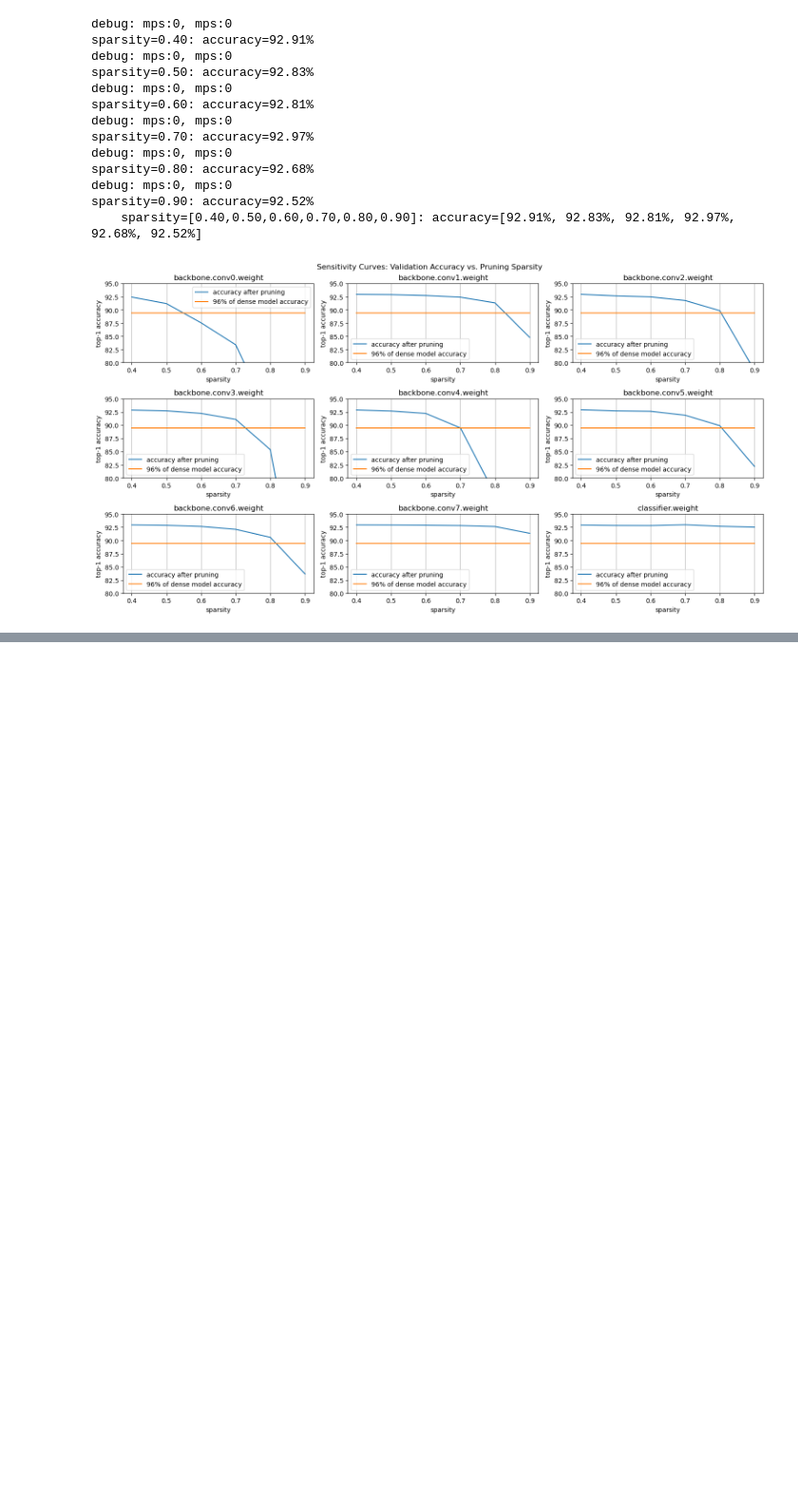
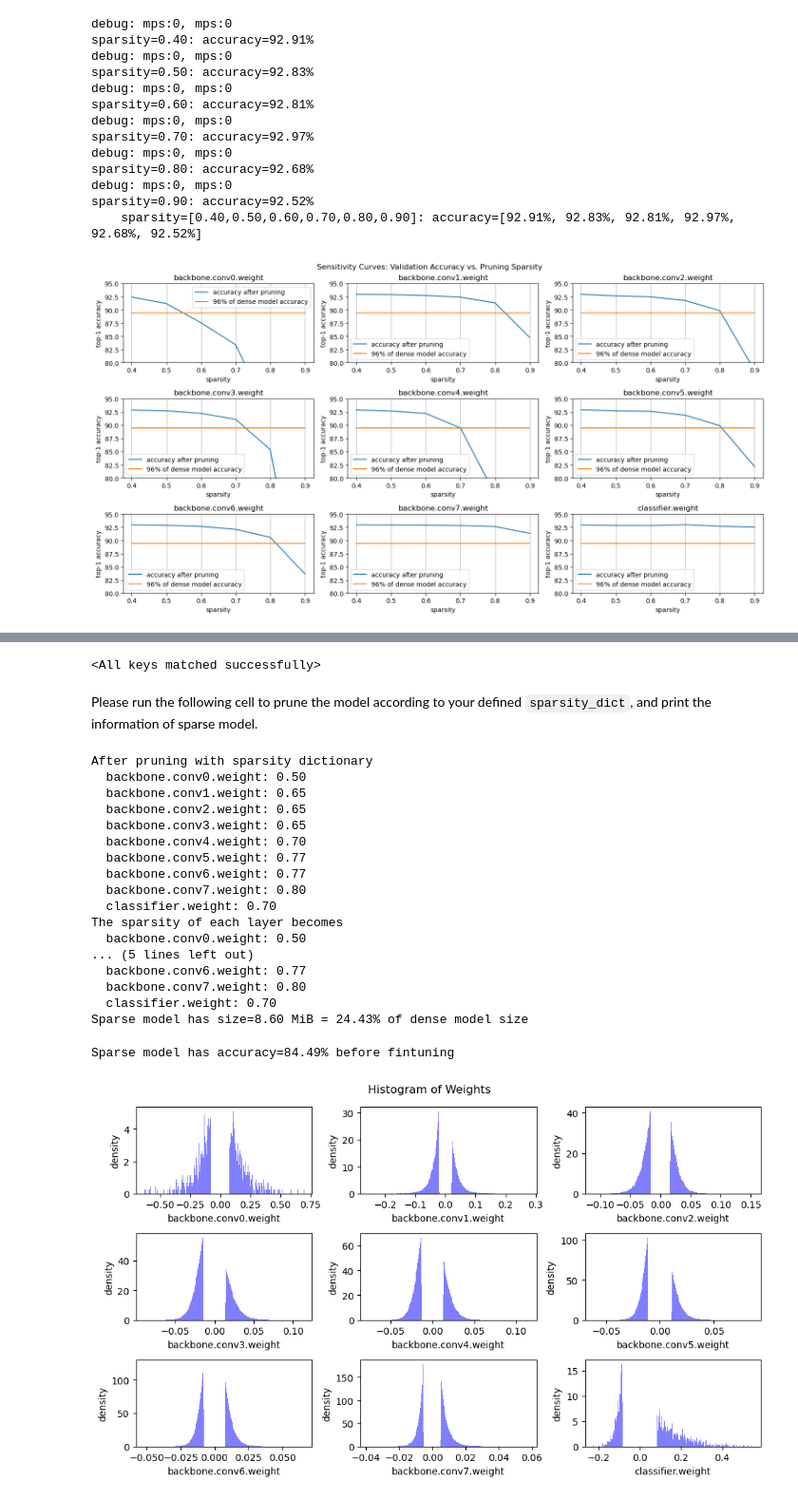
Before and after one commit to lood339/eml, a Jupyter notebook: notebook/Lab1.ipynb, the cells around one changed output, grey strips where cells are left out. Shown at 95% size. Cells and saved outputs as stored; diff of their text form; code cells hidden in the pictures; blank space fills up the shorter version.

```diff
--- a/notebook/Lab1.ipynb
+++ b/notebook/Lab1.ipynb
@@ -600,0 +670,60 @@ plot_sensitivity_scan(sparsities, accuracies, default_model_accuracy)
+# %%
+recover_model()
+# %% [output]
+<All keys matched successfully>
+# %%
+recover_model()
+
+sparsity_dict = {
+##################### YOUR CODE STARTS HERE #####################
+    # please modify the sparsity value of each layer
+    # please DO NOT modify the key of sparsity_dict
+    'backbone.conv0.weight': 0.5,
+    'backbone.conv1.weight': 0.65,
+    'backbone.conv2.weight': 0.65,
+    'backbone.conv3.weight': 0.65,
+    'backbone.conv4.weight': 0.7,
+    'backbone.conv5.weight': 0.77,
+    'backbone.conv6.weight': 0.77,
+    'backbone.conv7.weight': 0.8,
+    'classifier.weight': 0.7
+##################### YOUR CODE ENDS HERE #######################
+}
+# %% [markdown]
+Please run the following cell to prune the model according to your defined `sparsity_dict`, and print the information of sparse model.
+# %%
+pruner = FineGrainedPruner(model, sparsity_dict)
+print(f'After pruning with sparsity dictionary')
+for name, sparsity in sparsity_dict.items():
+    print(f'  {name}: {sparsity:.2f}')
+print(f'The sparsity of each layer becomes')
+for name, param in model.named_parameters():
+    if name in sparsity_dict:
+        print(f'  {name}: {get_sparsity(param):.2f}')
+
+sparse_model_size = get_model_size(model, count_nonzero_only=True)
+print(f"Sparse model has size={sparse_model_size / MiB:.2f} MiB = {sparse_model_size / default_model_size * 100:.2f}% of dense model size")
+sparse_model_accuracy = evaluate(model, dataloader['test'])
+print(f"Sparse model has accuracy={sparse_model_accuracy:.2f}% before fintuning")
+
+plot_weight_distribution(model, count_nonzero_only=True)
+# %% [output]
+After pruning with sparsity dictionary
+  backbone.conv0.weight: 0.50
+  backbone.conv1.weight: 0.65
+  backbone.conv2.weight: 0.65
+  backbone.conv3.weight: 0.65
+  backbone.conv4.weight: 0.70
+  backbone.conv5.weight: 0.77
+  backbone.conv6.weight: 0.77
+  backbone.conv7.weight: 0.80
+  classifier.weight: 0.70
+The sparsity of each layer becomes
+  backbone.conv0.weight: 0.50
+... (5 lines left out)
+  backbone.conv6.weight: 0.77
+  backbone.conv7.weight: 0.80
+  classifier.weight: 0.70
+Sparse model has size=8.60 MiB = 24.43% of dense model size
+Sparse model has accuracy=84.49% before fintuning
+[figure, added]
```
Also changed, not shown: parts of 18 cells of this notebook.
